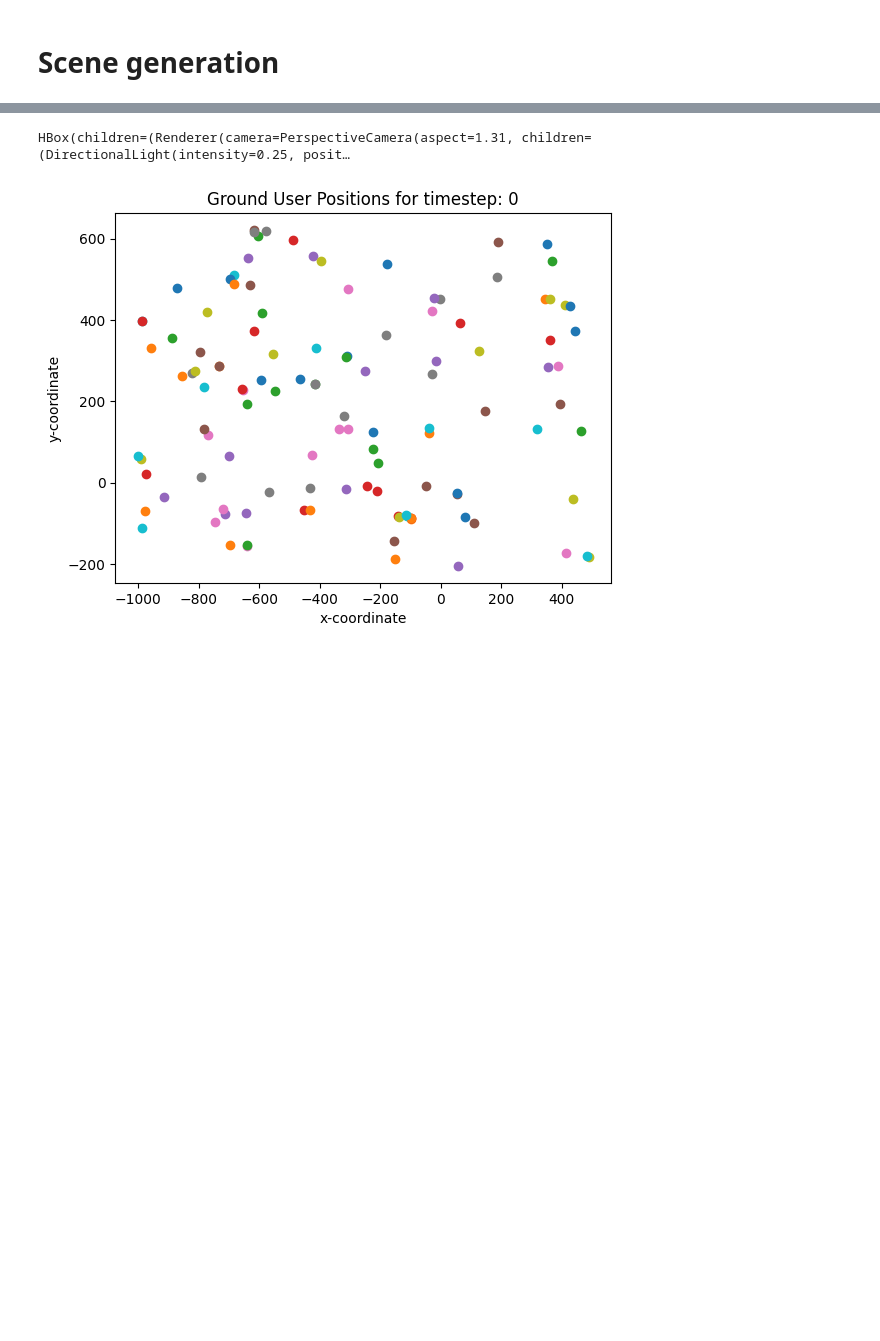
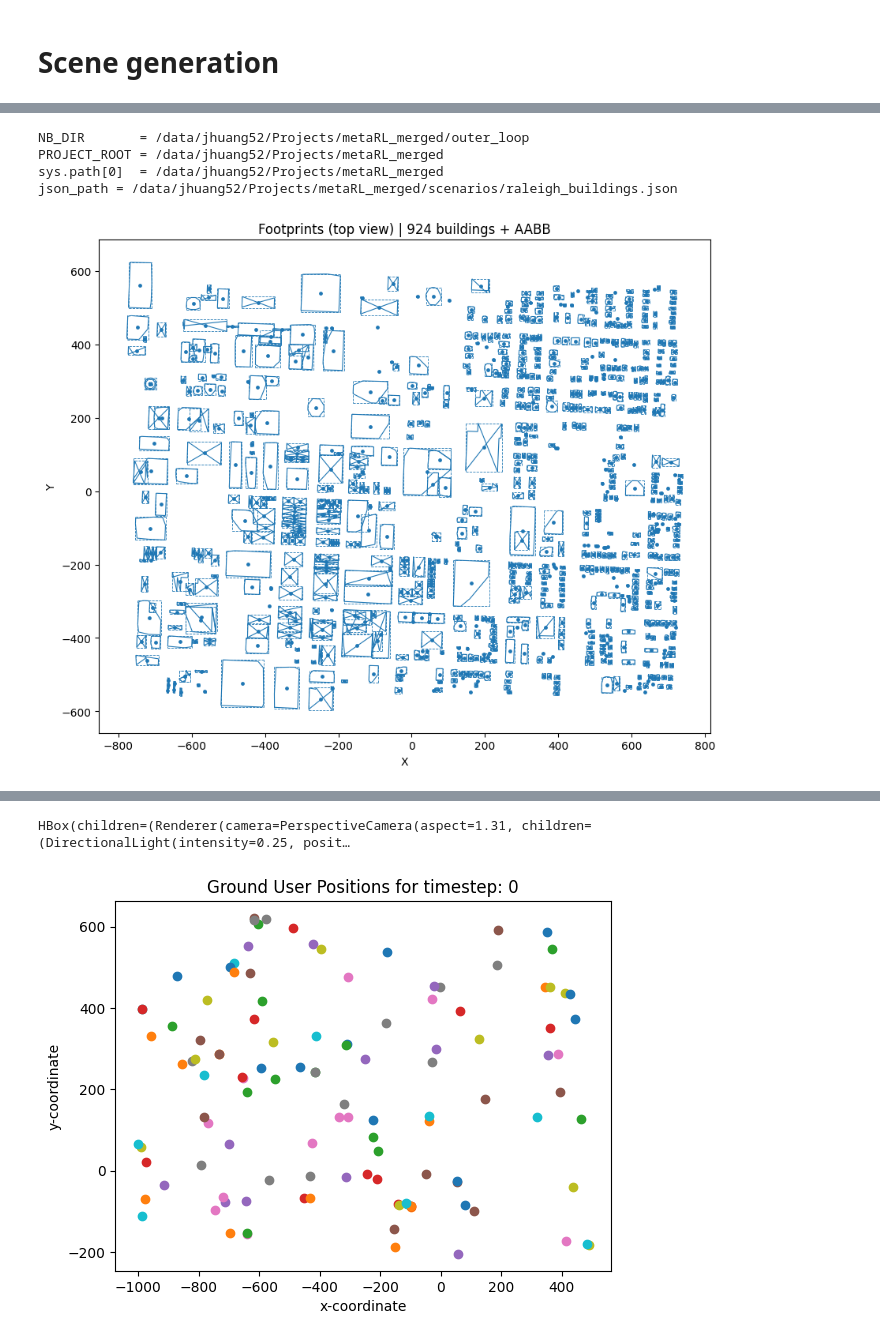
Before and after one commit to Lognam-Huang/MetaFANET-DT, a Jupyter notebook: outer_loop/scenario_adaptation.ipynb, the cells around one changed output, grey strips where cells are left out. Cells and saved outputs as stored; diff of their text form; code cells hidden in the pictures; blank space fills up the shorter version.

```diff
--- a/outer_loop/scenario_adaptation.ipynb
+++ b/outer_loop/scenario_adaptation.ipynb
@@ -2,0 +168,35 @@
+# %%
+from pathlib import Path
+import sys
+
+# 你的 notebook 在：Projects/metaRL_merged/outer_loop/scenario_adaptation.ipynb
+NB_DIR = Path.cwd().resolve()
+PROJECT_ROOT = NB_DIR.parent  # -> Projects/metaRL_merged
+
+if str(PROJECT_ROOT) not in sys.path:
+    sys.path.insert(0, str(PROJECT_ROOT))
+
+print("NB_DIR       =", NB_DIR)
+print("PROJECT_ROOT =", PROJECT_ROOT)
+print("sys.path[0]  =", sys.path[0])
+
+from notebook_utils import plot_footprints_2d
+
+SCEN_DIR = PROJECT_ROOT / "scenarios"
+json_path = SCEN_DIR / "raleigh_buildings.json"
+
+print("json_path =", json_path)
+assert json_path.exists(), f"Not found: {json_path}"
+
+plot_footprints_2d(
+    str(json_path),
+    max_buildings=2000,
+    show_aabb=True,
+    show_centers=True,
+)
+# %% [output]
+NB_DIR       = /data/jhuang52/Projects/metaRL_merged/outer_loop
+PROJECT_ROOT = /data/jhuang52/Projects/metaRL_merged
+sys.path[0]  = /data/jhuang52/Projects/metaRL_merged
+json_path = /data/jhuang52/Projects/metaRL_merged/scenarios/raleigh_buildings.json
+[figure, added]
```
Also changed, not shown: parts of 12 cells of this notebook, 7 other files.
